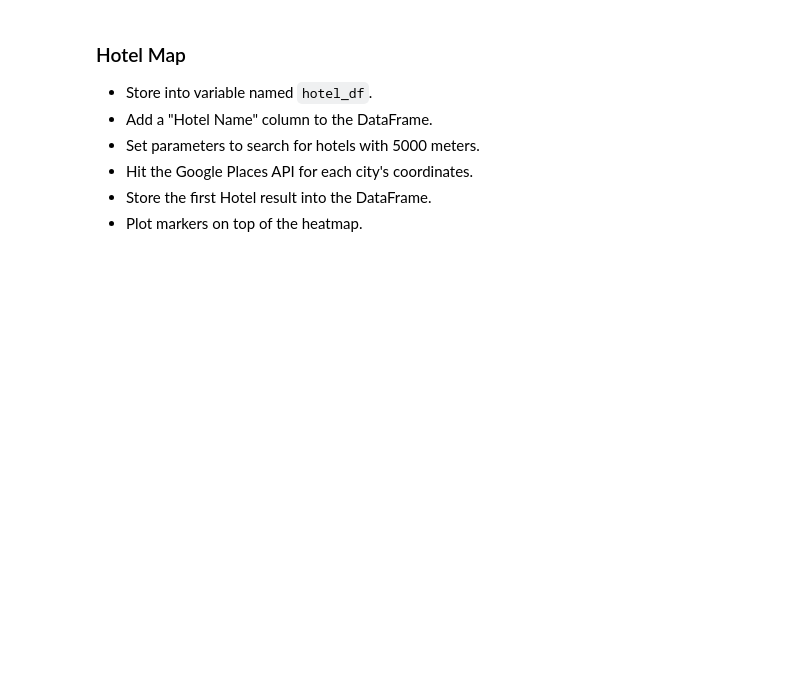
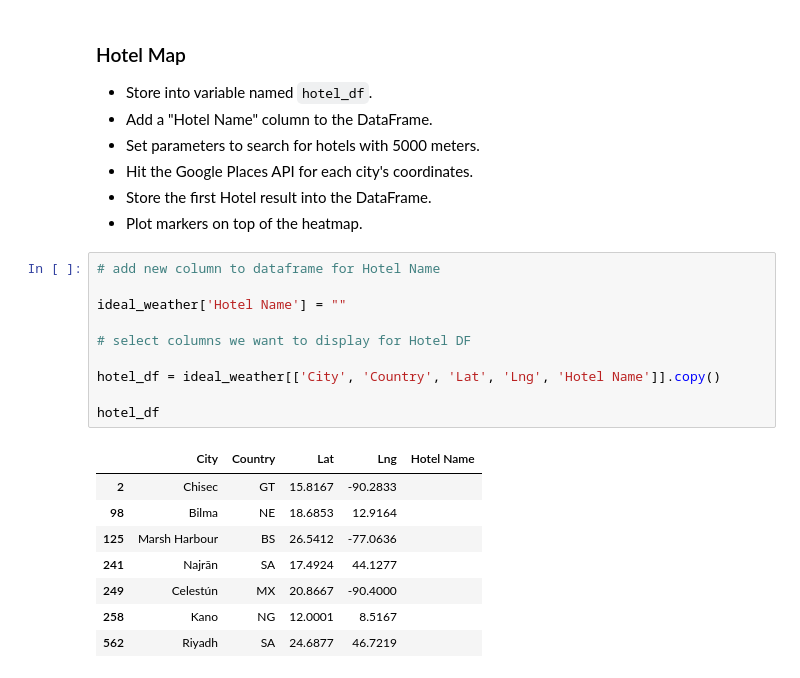
Before and after one commit to vandrade88/python-api-challenge, a Jupyter notebook: VacationPy/VacationPy.ipynb, the cells around one changed output. Saved outputs shown, nothing was run; the diff lists cells and outputs as text; blank space fills up the shorter version.

```diff
--- a/VacationPy/VacationPy.ipynb
+++ b/VacationPy/VacationPy.ipynb
@@ -106,3 +146,22 @@ fig
 * Hit the Google Places API for each city's coordinates.
 * Store the first Hotel result into the DataFrame.
 * Plot markers on top of the heatmap.
+# %%
+# add new column to dataframe for Hotel Name
+
+ideal_weather['Hotel Name'] = ""
+
+# select columns we want to display for Hotel DF
+
+hotel_df = ideal_weather[['City', 'Country', 'Lat', 'Lng', 'Hotel Name']].copy()
+
+hotel_df
+# %% [output]
+|  | City | Country | Lat | Lng | Hotel Name |
+| 2 | Chisec | GT | 15.8167 | -90.2833 |  |
+| 98 | Bilma | NE | 18.6853 | 12.9164 |  |
+| 125 | Marsh Harbour | BS | 26.5412 | -77.0636 |  |
+| 241 | Najrān | SA | 17.4924 | 44.1277 |  |
+| 249 | Celestún | MX | 20.8667 | -90.4000 |  |
+| 258 | Kano | NG | 12.0001 | 8.5167 |  |
+| 562 | Riyadh | SA | 24.6877 | 46.7219 |  |
```
Also changed, not shown: parts of 7 cells of this notebook, 2 other files.
